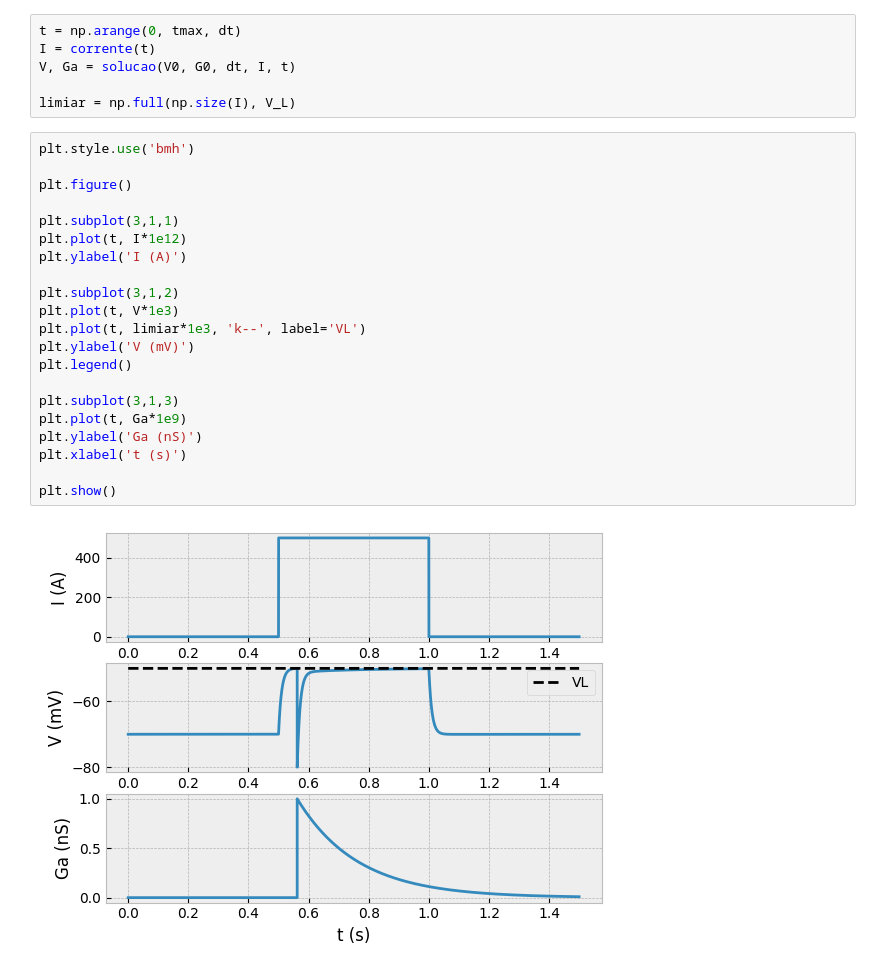
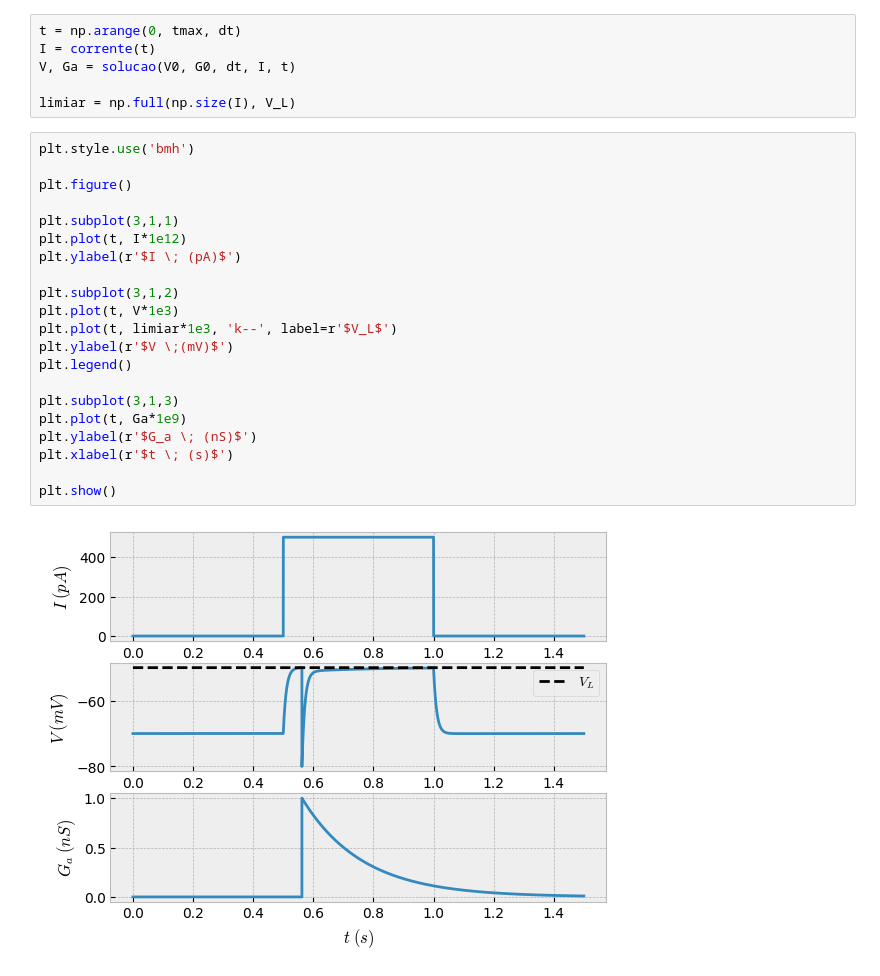
Before and after one commit to rfscorrea/listas-neurociencia-profroque, a Jupyter notebook: lista6/ex3-a.ipynb, the cells around one changed output. Drawn from its saved outputs; the diff is of its cells as text.

```diff
--- a/lista6/ex3-a.ipynb
+++ b/lista6/ex3-a.ipynb
@@ -52,23 +52,23 @@ limiar = np.full(np.size(I), V_L)
 # %%
 plt.style.use('bmh')
 
 plt.figure()
 
 plt.subplot(3,1,1)
 plt.plot(t, I*1e12)
-plt.ylabel('I (A)')
+plt.ylabel(r'$I \; (pA)$')
 
 plt.subplot(3,1,2)
 plt.plot(t, V*1e3)
-plt.plot(t, limiar*1e3, 'k--', label='VL')
-plt.ylabel('V (mV)')
+plt.plot(t, limiar*1e3, 'k--', label=r'$V_L$')
+plt.ylabel(r'$V \;(mV)$')
 plt.legend()
 
 plt.subplot(3,1,3)
 plt.plot(t, Ga*1e9)
-plt.ylabel('Ga (nS)')
-plt.xlabel('t (s)')
+plt.ylabel(r'$G_a \; (nS)$')
+plt.xlabel(r'$t \; (s)$')
 
 plt.show()
 # %% [output]
-[figure, old version]
+[figure, new version]
```
Also changed, not shown: 2 other files.
